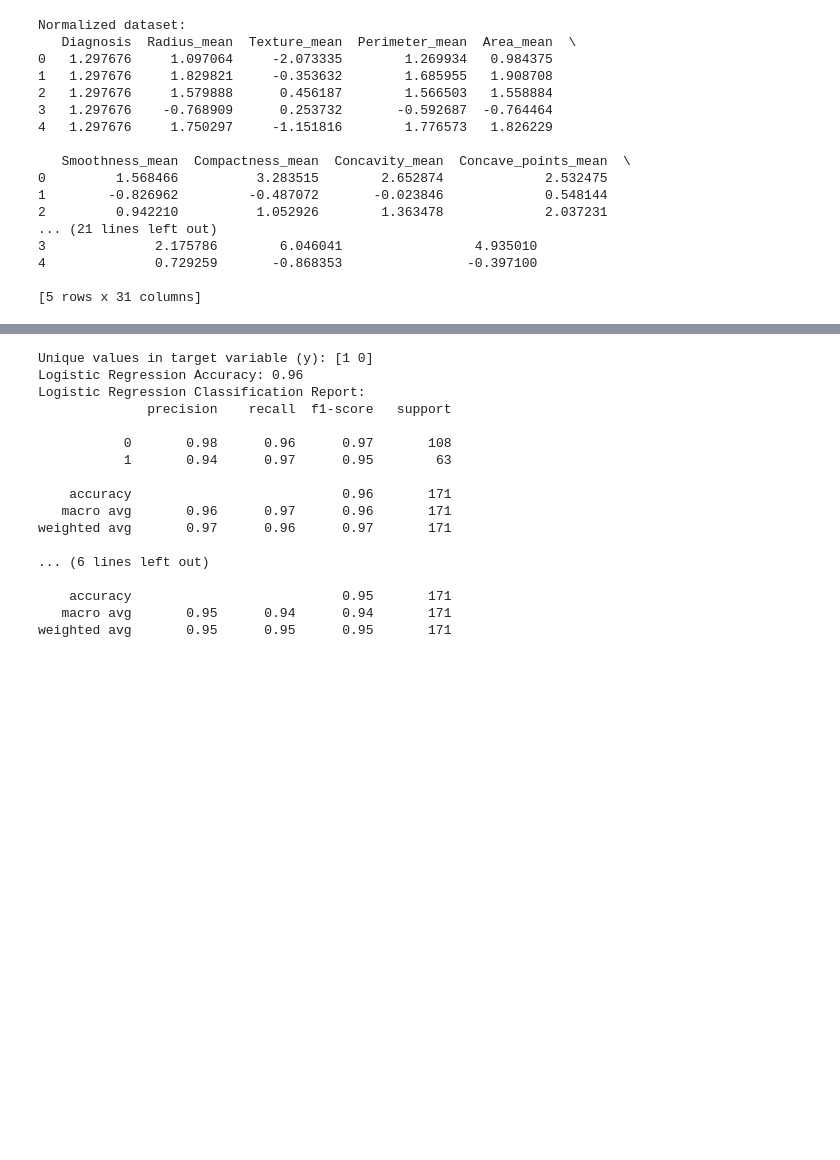
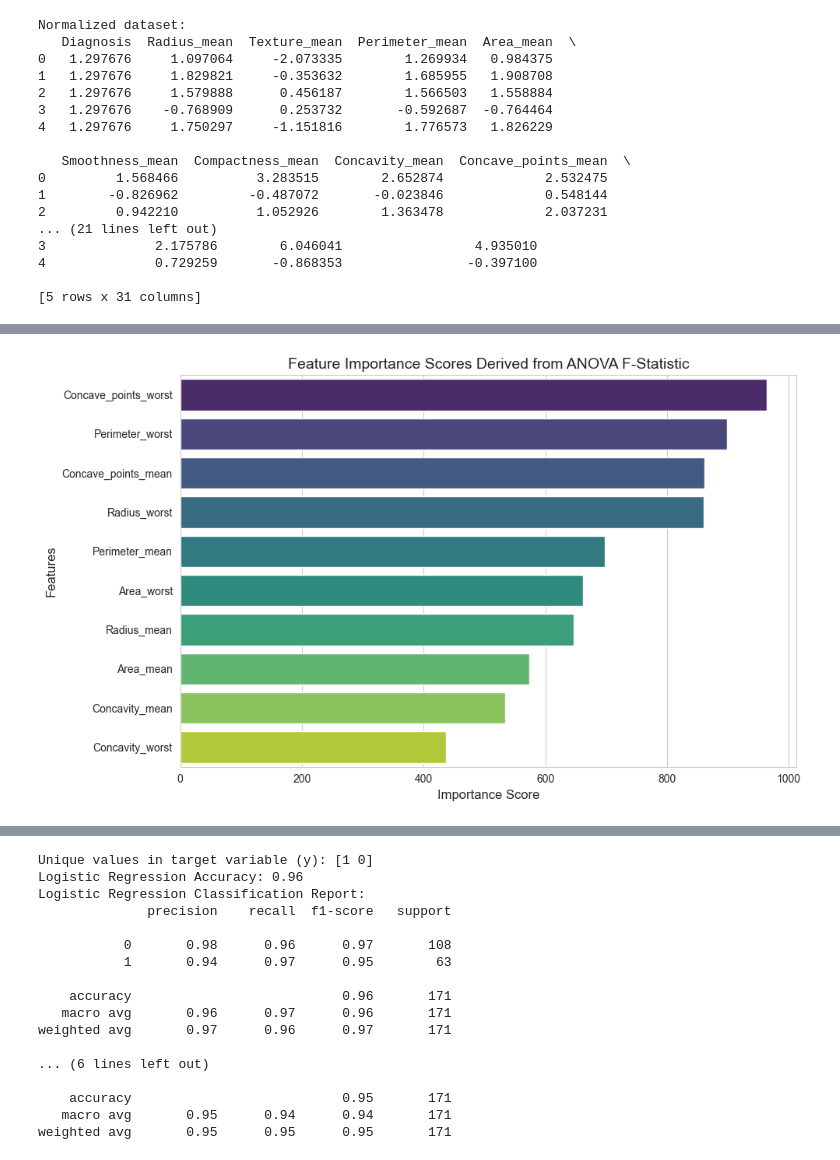
Before and after one commit to CemRoot/NATIONAL-COLLEGE-OF-IRELAND-LESSONS-LABS, a Jupyter notebook: LABS/Data Analytics for Artificial Intelligence/TABA/Projem.ipynb, the cells around one changed output, grey strips where cells are left out. Cells and saved outputs as stored; diff of their text form; code cells hidden in the pictures; blank space fills up the shorter version.

```diff
--- a/LABS/Data Analytics for Artificial Intelligence/TABA/Projem.ipynb
+++ b/LABS/Data Analytics for Artificial Intelligence/TABA/Projem.ipynb
@@ -381,0 +352,47 @@ Bu adımda seçilen özellikler ile makine öğrenimi algoritmaları kullanılar
+# %%
+# Importing SelectKBest and f_classif for feature selection
+from sklearn.feature_selection import SelectKBest, f_classif
+
+# Separating the target variable and features
+X = data.drop(columns=["Diagnosis"])
+y = data["Diagnosis"]
+
+# Applying SelectKBest to extract top 10 features
+selector = SelectKBest(score_func=f_classif, k=10)
+X_selected = selector.fit_transform(X, y)
+
+# Getting scores and selected feature names
+feature_scores = selector.scores_
+feature_names = X.columns
+selected_features = feature_names[selector.get_support()]
+
+# Creating a DataFrame with selected features and their scores
+feature_scores_df = pd.DataFrame({'Feature': feature_names, 'F-Score': feature_scores})
+
+# Sorting the features based on their F-Score in descending order
+feature_scores_df_sorted = feature_scores_df.loc[feature_scores_df['Feature'].isin(selected_features)]
+feature_scores_df_sorted = feature_scores_df_sorted.sort_values(by='F-Score', ascending=False)
+
+# Plotting the sorted features as a horizontal bar chart
+plt.figure(figsize=(10, 6))  # Create a new figure with specified size (width: 10, height: 6 inches)
+sns.barplot(
+    x="F-Score",            # Set x-axis to represent F-Score values
+    y="Feature",            # Set y-axis to represent Feature names
+    data=feature_scores_df_sorted,  # Use the sorted dataframe as the data source
+    hue="Feature",          # Use Feature for color encoding (each feature gets a unique color)
+    dodge=False,            # Prevent side-by-side bars, stack them instead
+    palette="viridis",      # Use the 'viridis' color palette for the bars
+    orient="h"              # Set the orientation to horizontal
+)
+plt.legend([],[], frameon=False)  # Remove the legend
+
+# Adding title and labels to match the requested style
+plt.title("Feature Importance Scores Derived from ANOVA F-Statistic", fontsize=14)
+plt.xlabel("Importance Score", fontsize=12)
+plt.ylabel("Features", fontsize=12)
+
+# Adjust layout to ensure the graph fits well
+plt.tight_layout()
+plt.show()
+# %% [output]
+[figure, added]
```
Also changed, not shown: parts of 32 cells of this notebook, 12 other files.
